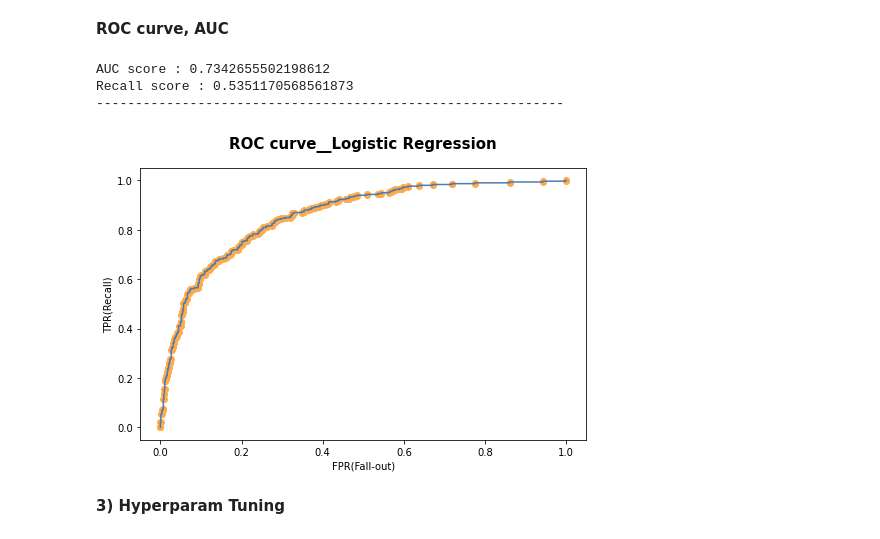
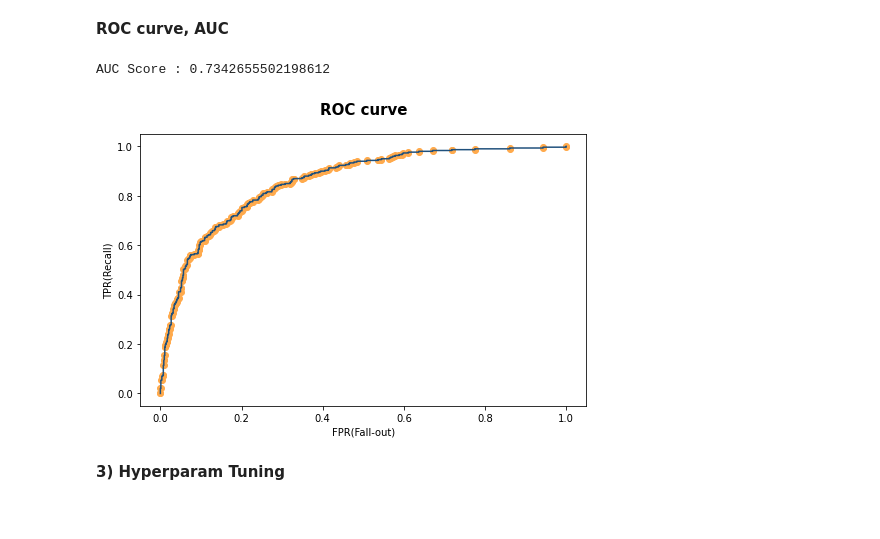
Before and after one commit to hyewonsonn/Project_Customer-Churn, a Jupyter notebook: AI_02_손혜원_CS1.ipynb, the cells around one changed output. Cells and saved outputs as stored; diff of their text form; code cells hidden in the pictures.

```diff
--- a/AI_02_손혜원_CS1.ipynb
+++ b/AI_02_손혜원_CS1.ipynb
@@ -601,34 +612,11 @@ weighted avg       0.82      0.83      0.82      1125
 # %% [markdown]
 **ROC curve, AUC**
-# %%
-from sklearn.metrics import roc_curve
-from sklearn.metrics import roc_auc_score
-from sklearn.metrics import recall_score, f1_score, roc_curve, roc_auc_score
-
-proba_lr = pipe_lr.predict_proba(X_val)[:, 1]
-
-fpr_lr, tpr_lr, thresholds_lr = roc_curve(y_val, proba_lr)
-
-# 시각화
-plt.figure(figsize=(8, 5))
-
-plt.plot(fpr_lr, tpr_lr, color='#4D7CAE')
-plt.scatter(fpr_lr, tpr_lr, color='#FFAA4C')
-
-plt.title('ROC curve__Logistic Regression', y = 1.05, fontsize=15, fontweight ="bold")
-plt.xlabel('FPR(Fall-out)')
-plt.ylabel('TPR(Recall)')
-
-auc_score_lr = roc_auc_score(y_val, y_pred)
-recall_score_lr = recall_score(y_val, y_pred)
-print(f'AUC score : {auc_score_lr}')
-print(f'Recall score : {recall_score_lr}')
-print('---'*20, '\n')
-# %% [output]
-AUC score : 0.7342655502198612
-Recall score : 0.5351170568561873
-------------------------------------------------------------
-[figure, removed]
+# %%
+# Logistic Regression ROC 커브
+ROC_curve(pipe_lr, lr_pred, lr_prob)
+# %% [output]
+AUC Score : 0.7342655502198612
+[figure, added]
 # %% [markdown]
 **3) Hyperparam Tuning**
 # %%
```
Also changed, not shown: parts of 63 cells of this notebook.
